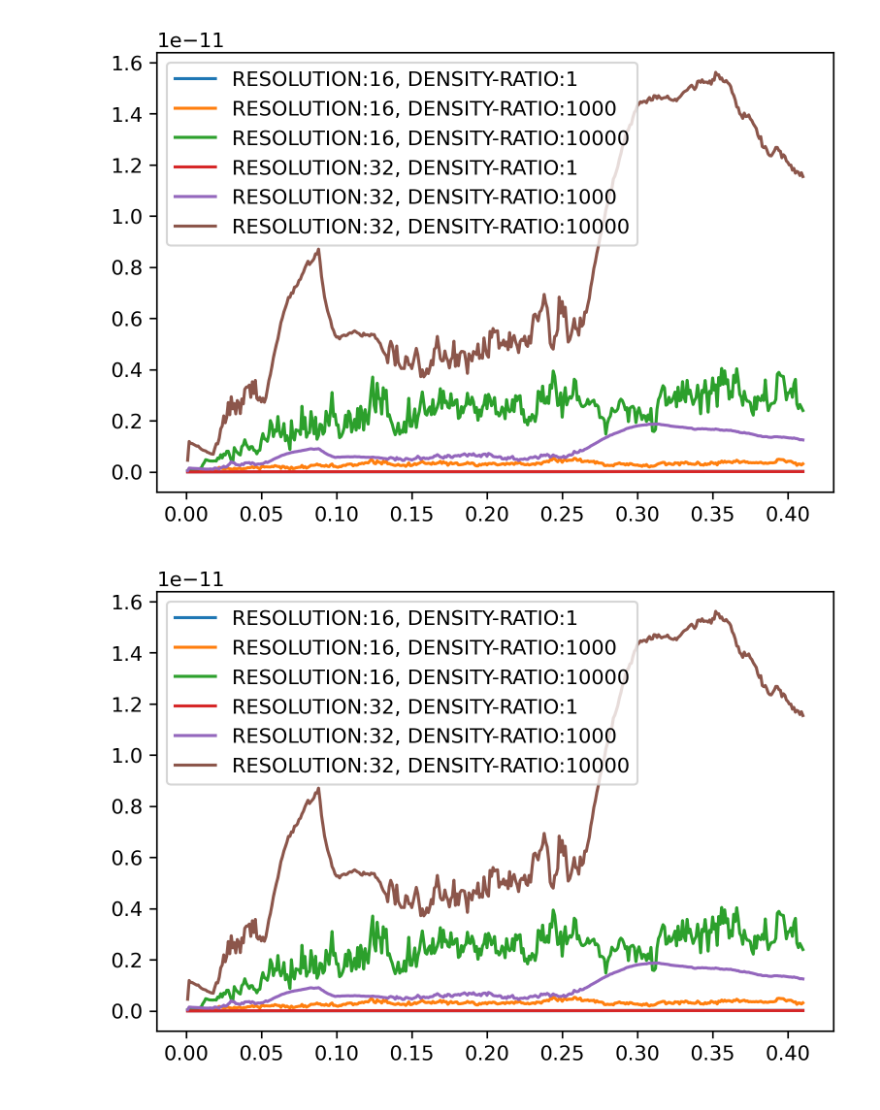
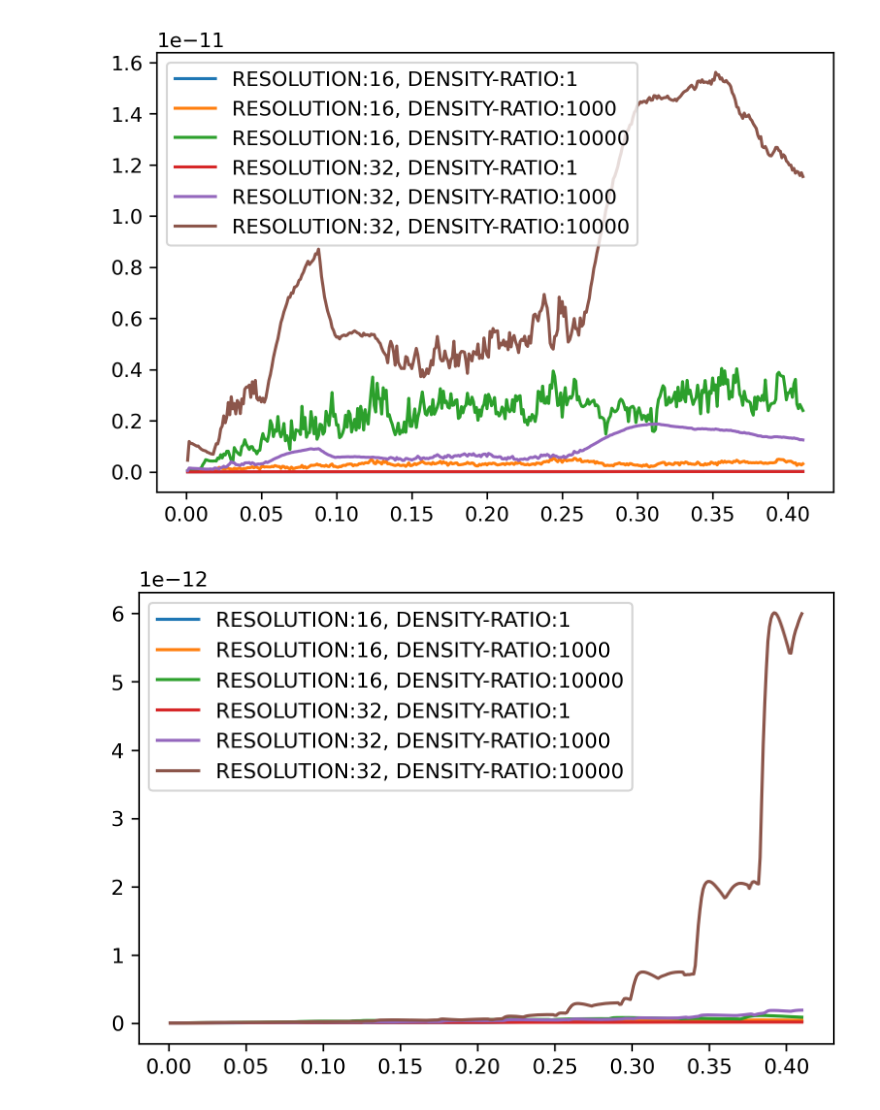
Before and after one commit to CRC-1194/argo, a Jupyter notebook: cases/hydrodynamic/translatingDroplet3D/test-nb.ipynb, the cells around one changed output. Saved outputs shown, nothing was run; the diff lists cells and outputs as text; code cells hidden in the pictures.

```diff
--- a/cases/hydrodynamic/translatingDroplet3D/test-nb.ipynb
+++ b/cases/hydrodynamic/translatingDroplet3D/test-nb.ipynb
@@ -34,8 +34,8 @@ def plot_density_ratio_dframe(dframe):
 
     for resolution in [16, 32]:
         for density_ratio in [1, 1000, 10000]:
-            inter_iso_foam_df_subset = inter_iso_foam_df.loc[resolution,density_ratio,:]
-            plt.plot(inter_iso_foam_df_subset["time"], inter_iso_foam_df_subset["Linf velocity error"],
+            df_subset = dframe.loc[resolution,density_ratio,:]
+            plt.plot(df_subset["time"], df_subset["Linf velocity error"],
                      label="RESOLUTION:%s, DENSITY-RATIO:%s" % (resolution, density_ratio))
     plt.legend()
 # %%
@@ -45,8 +45,8 @@ plot_density_ratio_dframe(interisofoam_df)
 # %% [output]
 [figure]
 # %%
-interisorhofoam_dfmd = dfmd.metadated_dataframe_reader("interIsoRhoFoam-densityRatioInfluence.csv")
-interisorhofoam_df = interisorhofoam_dfmd.read_dataframe()
-plot_density_ratio_dframe(interisorhofoam_df)
+interisorhofoam_translation = dfmd.metadated_dataframe_reader("interIsoRhoFoam-densityRatioInfluence.csv")
+interisorhofoam_translation_df = interisorhofoam_translation.read_dataframe()
+plot_density_ratio_dframe(interisorhofoam_translation_df)
 # %% [output]
-[figure, old version]
+[figure, new version]
```
Also changed, not shown: parts of 2 cells of this notebook, 4 other files.
